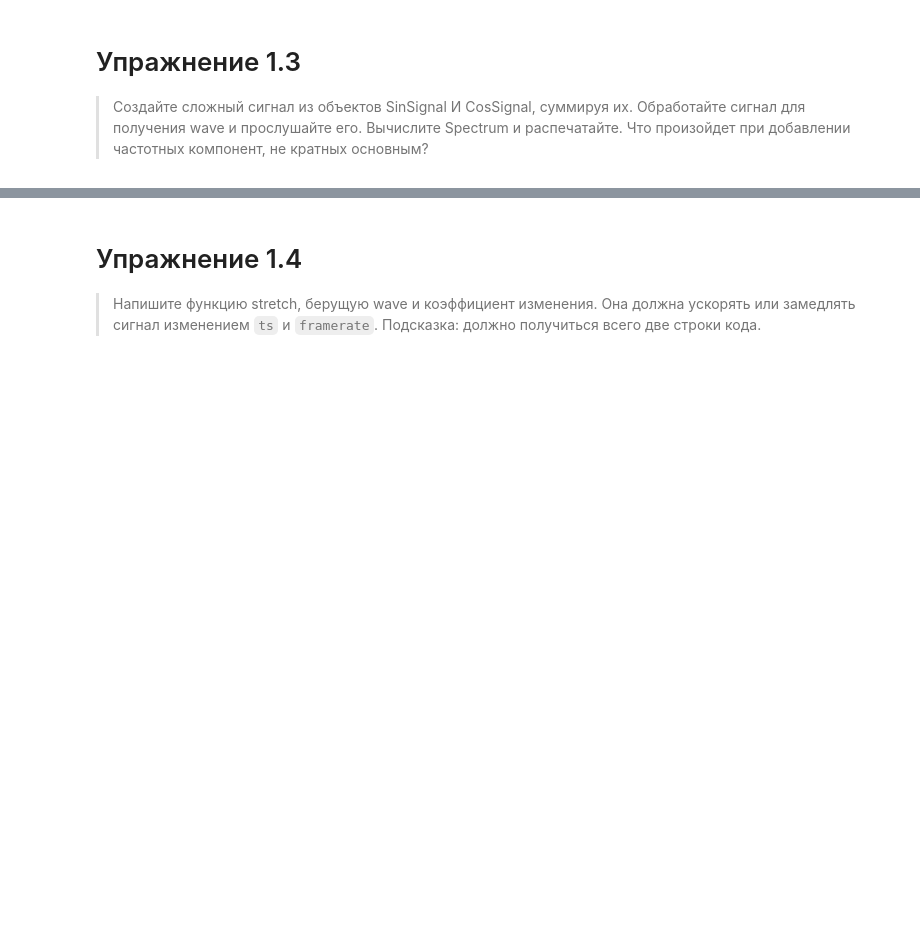
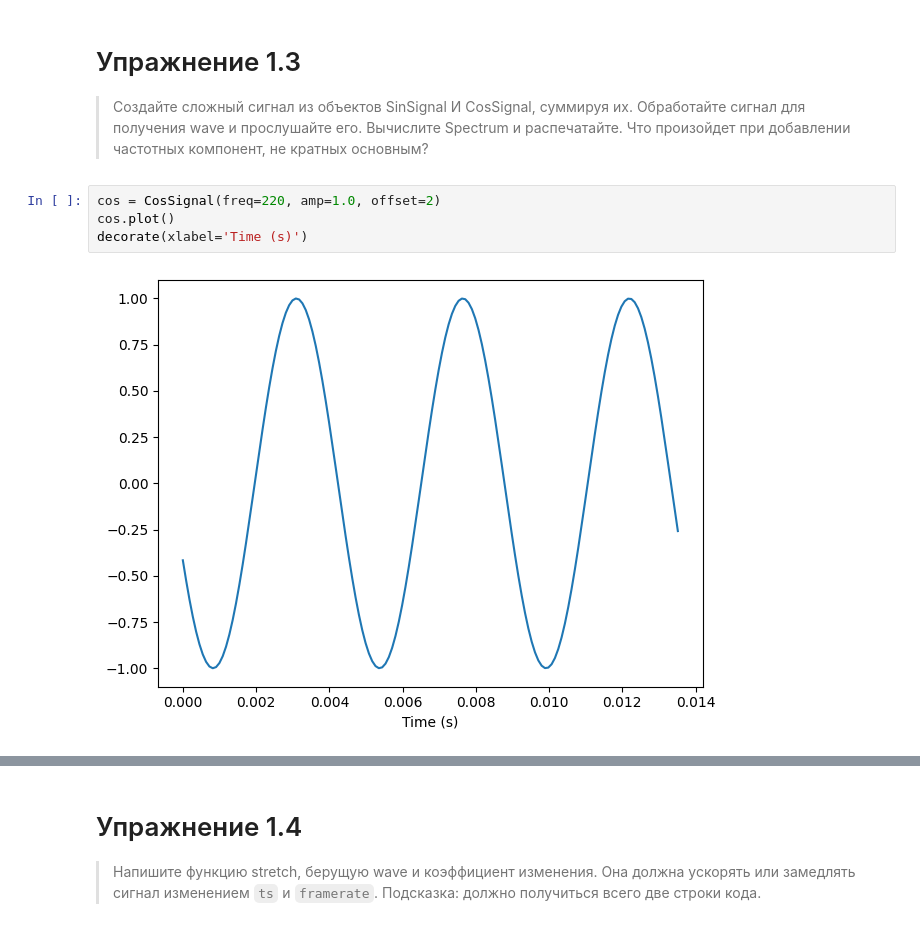
Before and after one commit to brfrmhvn/ThinkDSP, a Jupyter notebook: code/chap01.ipynb, the cells around one changed output, grey strips where cells are left out. Saved outputs shown, nothing was run; the diff lists cells and outputs as text; blank space fills up the shorter version.

```diff
--- a/code/chap01.ipynb
+++ b/code/chap01.ipynb
@@ -337,3 +373,9 @@ ib_wave.make_audio()
 
 
 > Создайте сложный сигнал из объектов SinSignal И CosSignal, суммируя их. Обработайте сигнал для получения wave и прослушайте его. Вычислите Spectrum и распечатайте. Что произойдет при добавлении частотных компонент, не кратных основным?
+# %%
+cos = CosSignal(freq=220, amp=1.0, offset=2)
+cos.plot()
+decorate(xlabel='Time (s)')
+# %% [output]
+[figure, added]
```
Also changed, not shown: parts of 12 cells of this notebook.
